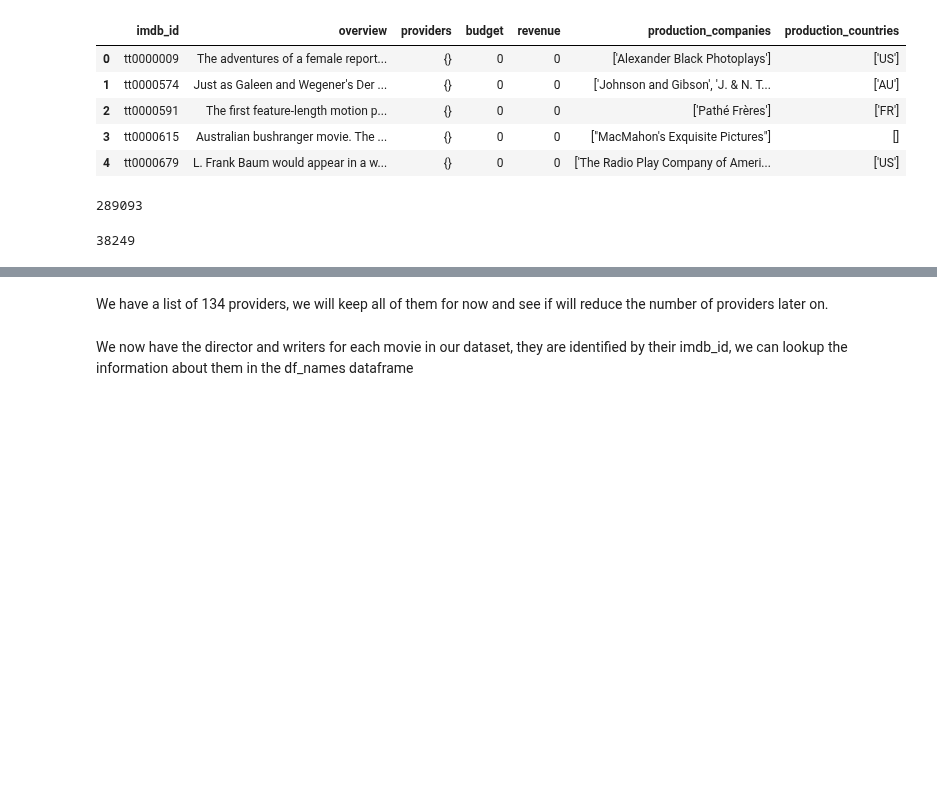
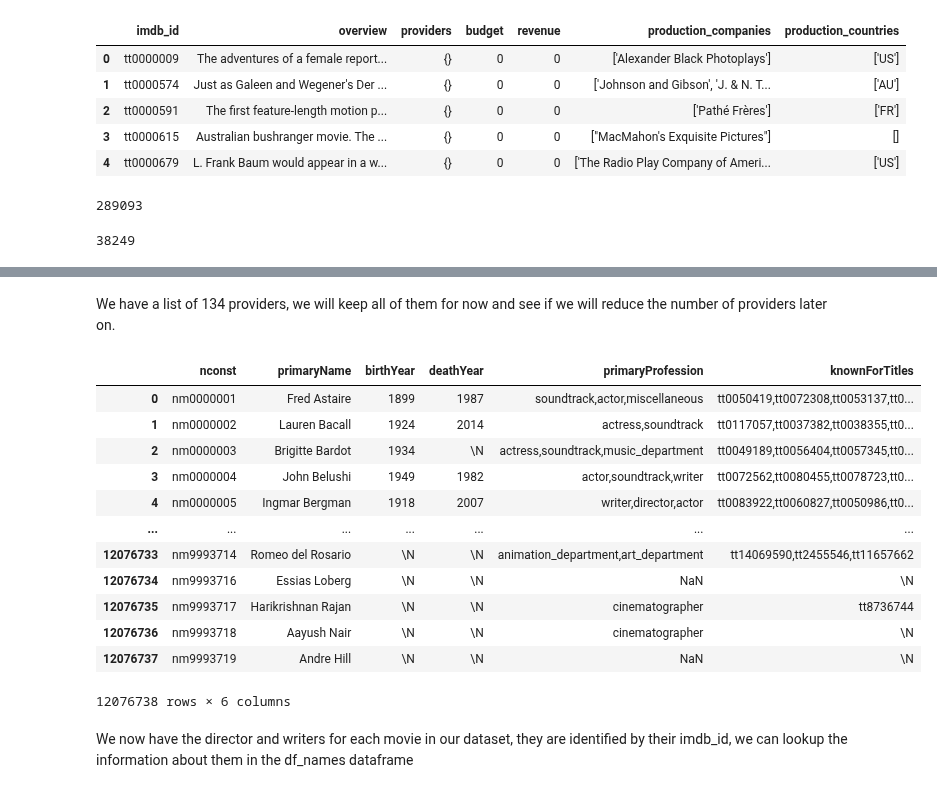
Before and after one commit to epfl-ada/ada-2022-project-lad3k, a Jupyter notebook: notebook.ipynb, the cells around one changed output, grey strips where cells are left out. Saved outputs shown, nothing was run; the diff lists cells and outputs as text; code cells hidden in the pictures; blank space fills up the shorter version.

```diff
--- a/notebook.ipynb
+++ b/notebook.ipynb
@@ -254,7 +255,7 @@ Number of different providers: ['Cinemax Amazon Channel', 'The Film Detective',
 134
 # %% [markdown]
 We have a list of 134 providers, we will keep all of them for now
-and see if will reduce the number of providers later on.
+and see if we will reduce the number of providers later on.
 # %%
 df_joined = df_movies.merge(
     left_on='tconst', right_on='imdb_id', right=df_new, how='inner')
@@ -269,6 +270,22 @@ df_names = pd.read_csv('data/IMDb/name.basics.tsv.gz',
 df_joined = df_crew.merge(
     left_on='tconst', right_on='imdb_id', right=df_joined, how='inner')
 df_joined = df_joined.drop('tconst', axis=1)
+# %%
+df_names
+# %% [output]
+|  | nconst | primaryName | birthYear | deathYear | primaryProfession | knownForTitles |
+| 0 | nm0000001 | Fred Astaire | 1899 | 1987 | soundtrack,actor,miscellaneous | tt0050419,tt0072308,tt0053137,tt0... |
+| 1 | nm0000002 | Lauren Bacall | 1924 | 2014 | actress,soundtrack | tt0117057,tt0037382,tt0038355,tt0... |
+| 2 | nm0000003 | Brigitte Bardot | 1934 | \N | actress,soundtrack,music_department | tt0049189,tt0056404,tt0057345,tt0... |
+| 3 | nm0000004 | John Belushi | 1949 | 1982 | actor,soundtrack,writer | tt0072562,tt0080455,tt0078723,tt0... |
+| 4 | nm0000005 | Ingmar Bergman | 1918 | 2007 | writer,director,actor | tt0083922,tt0060827,tt0050986,tt0... |
+| ... | ... | ... | ... | ... | ... | ... |
+| 12076733 | nm9993714 | Romeo del Rosario | \N | \N | animation_department,art_department | tt14069590,tt2455546,tt11657662 |
+| 12076734 | nm9993716 | Essias Loberg | \N | \N | NaN | \N |
+| 12076735 | nm9993717 | Harikrishnan Rajan | \N | \N | cinematographer | tt8736744 |
+| 12076736 | nm9993718 | Aayush Nair | \N | \N | cinematographer | \N |
+| 12076737 | nm9993719 | Andre Hill | \N | \N | NaN | \N |
+12076738 rows × 6 columns
 # %% [markdown]
 We now have the director and writers for each movie in our dataset,
 they are identified by their imdb_id, we can lookup
```
Also changed, not shown: parts of 17 cells of this notebook, 1 other file.
